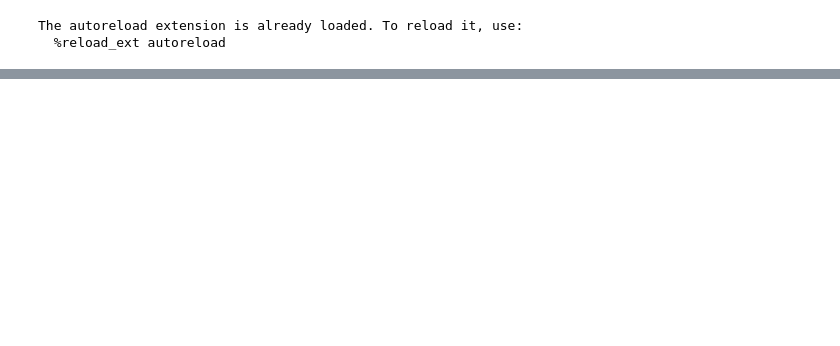
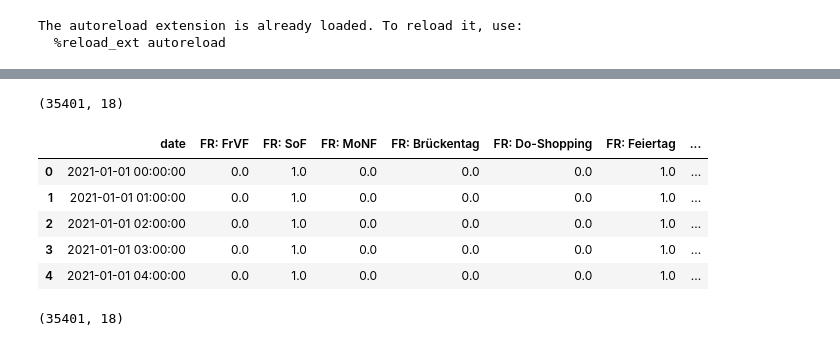
Before and after one commit to robersGE/TimeXer, a Jupyter notebook: playgrounds/plot_data.ipynb, the cells around one changed output, grey strips where cells are left out. Cells and saved outputs as stored; diff of their text form; code cells hidden in the pictures; blank space fills up the shorter version.

```diff
--- a/playgrounds/plot_data.ipynb
+++ b/playgrounds/plot_data.ipynb
@@ -40,3 +40,22 @@ plot_data(batch_x, batch_y, batch_x_mark, outputs, 13)
+# %%
+data_path = '/mnt/data/robers/projects/TimeXer/dataset/real_data/combined_data.csv'
+import pandas as pd
+
+df = pd.read_csv(data_path)
+print(df.shape)
+df.head()
+# %% [output]
+(35401, 18)
+|  | date | FR: FrVF | FR: SoF | FR: MoNF | FR: Brückentag | FR: Do-Shopping | FR: Feiertag | ... |
+| 0 | 2021-01-01 00:00:00 | 0.0 | 1.0 | 0.0 | 0.0 | 0.0 | 1.0 | ... |
+| 1 | 2021-01-01 01:00:00 | 0.0 | 1.0 | 0.0 | 0.0 | 0.0 | 1.0 | ... |
+| 2 | 2021-01-01 02:00:00 | 0.0 | 1.0 | 0.0 | 0.0 | 0.0 | 1.0 | ... |
+| 3 | 2021-01-01 03:00:00 | 0.0 | 1.0 | 0.0 | 0.0 | 0.0 | 1.0 | ... |
+| 4 | 2021-01-01 04:00:00 | 0.0 | 1.0 | 0.0 | 0.0 | 0.0 | 1.0 | ... |
+# %%
+df.shape
+# %% [output]
+(35401, 18)
 # %%
 import numpy as np
 import os
```
Also changed, not shown: parts of 3 cells of this notebook, 7 other files.
